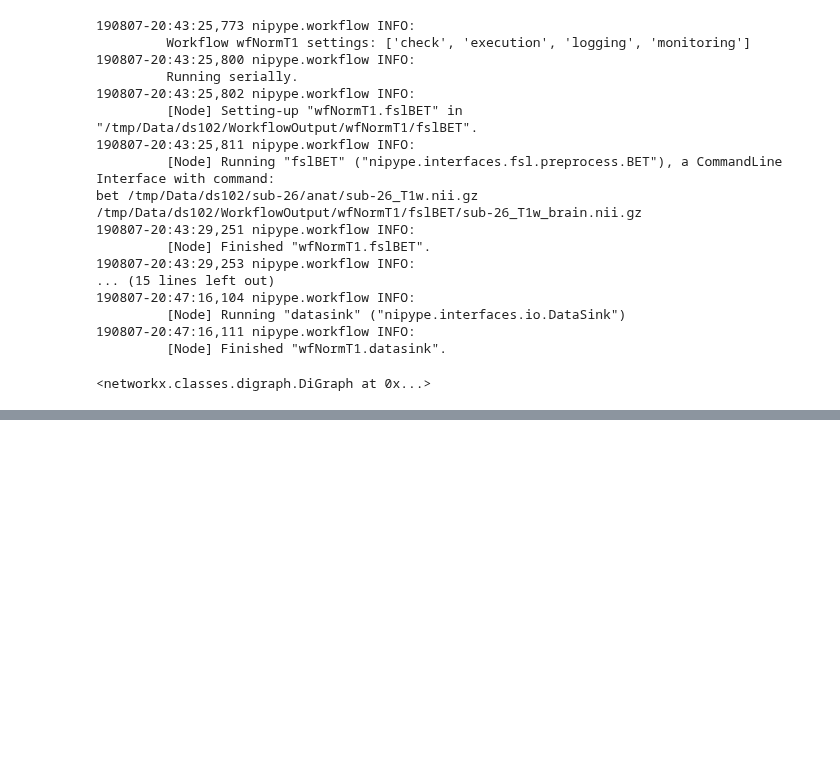
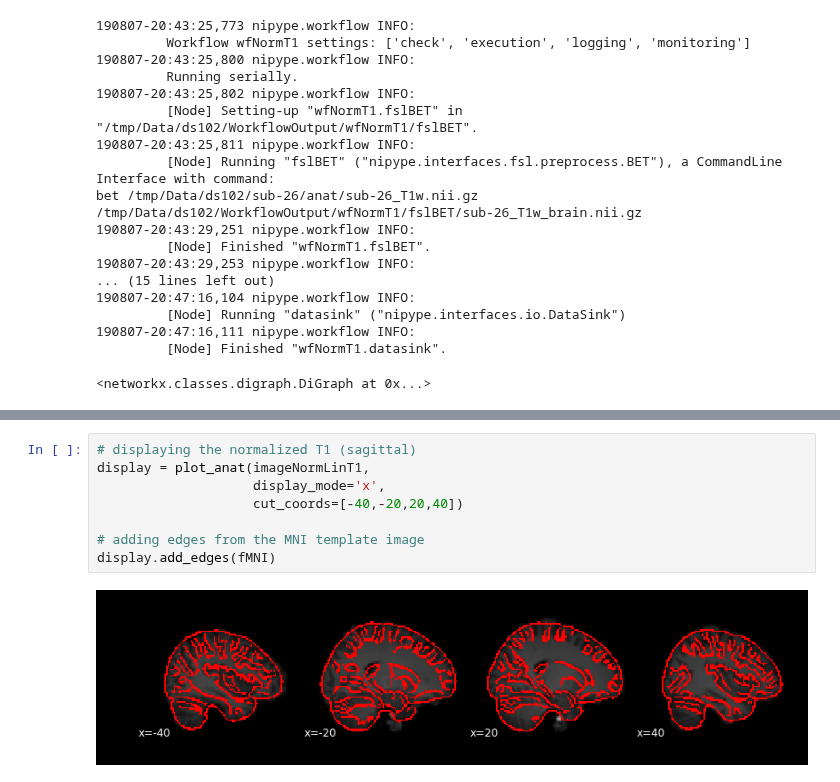
Before and after one commit to sathayas/JupyterfMRIFall2019, a Jupyter notebook: Normalization.ipynb, the cells around one changed output, grey strips where cells are left out. Saved outputs shown, nothing was run; the diff lists cells and outputs as text; blank space fills up the shorter version.

```diff
--- a/Normalization.ipynb
+++ b/Normalization.ipynb
@@ -489,0 +507,10 @@ bet /tmp/Data/ds102/sub-26/anat/sub-26_T1w.nii.gz /tmp/Data/ds102/WorkflowOutput
+# %%
+# displaying the normalized T1 (sagittal)
+display = plot_anat(imageNormLinT1,
+                    display_mode='x',
+                    cut_coords=[-40,-20,20,40])
+
+# adding edges from the MNI template image
+display.add_edges(fMNI)
+# %% [output]
+[figure, added]
```
Also changed, not shown: parts of 9 cells of this notebook.
